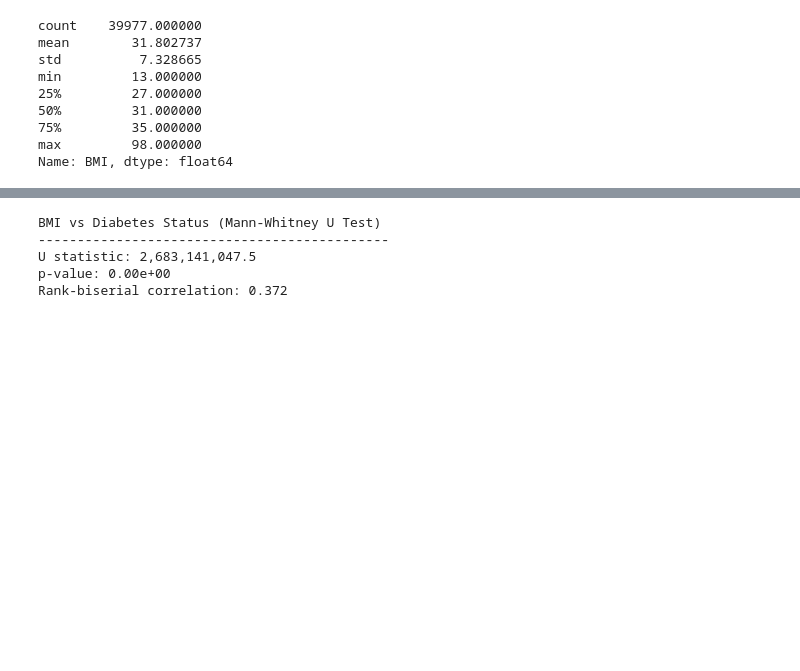
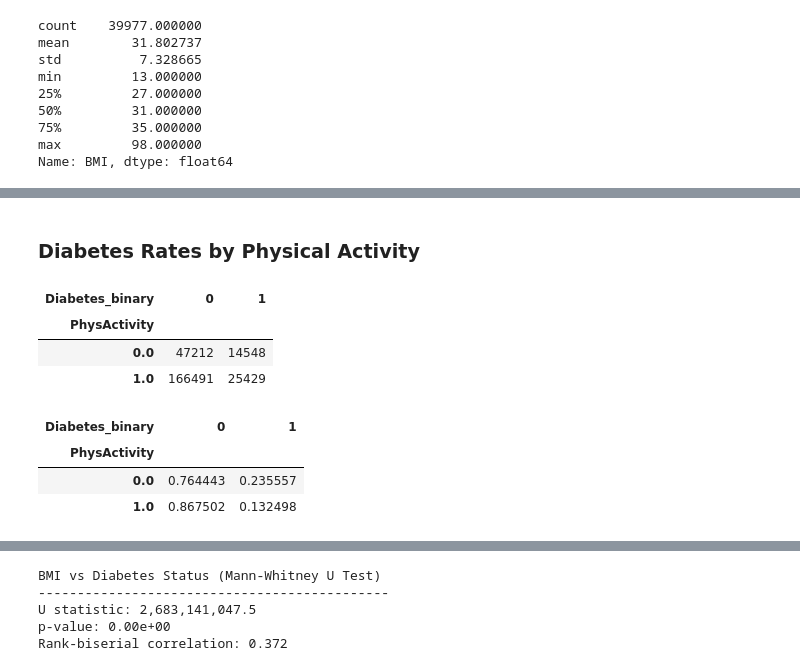
Before and after one commit to Brian16Park/cdc-health-eda, a Jupyter notebook: eda_statistical_analysis.ipynb, the cells around one changed output, grey strips where cells are left out. Saved outputs shown, nothing was run; the diff lists cells and outputs as text; code cells hidden in the pictures; blank space fills up the shorter version.

```diff
--- a/eda_statistical_analysis.ipynb
+++ b/eda_statistical_analysis.ipynb
@@ -210,0 +239,23 @@ Name: BMI, dtype: float64
+# %% [markdown]
+### Diabetes Rates by Physical Activity
+# %%
+# contingency table: Physical Activity vs Diabetes
+ct = pd.crosstab(df["PhysActivity"], df["Diabetes_binary"])
+ct.head()
+# %% [output]
+| Diabetes_binary | 0 | 1 |
+| PhysActivity |  |  |
+| 0.0 | 47212 | 14548 |
+| 1.0 | 166491 | 25429 |
+# %%
+# proportion of diabetes by physical activity status
+prop_table = (
+    pd.crosstab(df["PhysActivity"], df["Diabetes_binary"], normalize="index")
+)
+
+prop_table
+# %% [output]
+| Diabetes_binary | 0 | 1 |
+| PhysActivity |  |  |
+| 0.0 | 0.764443 | 0.235557 |
+| 1.0 | 0.867502 | 0.132498 |
```
Also changed, not shown: parts of 29 cells of this notebook, 1 other file.
